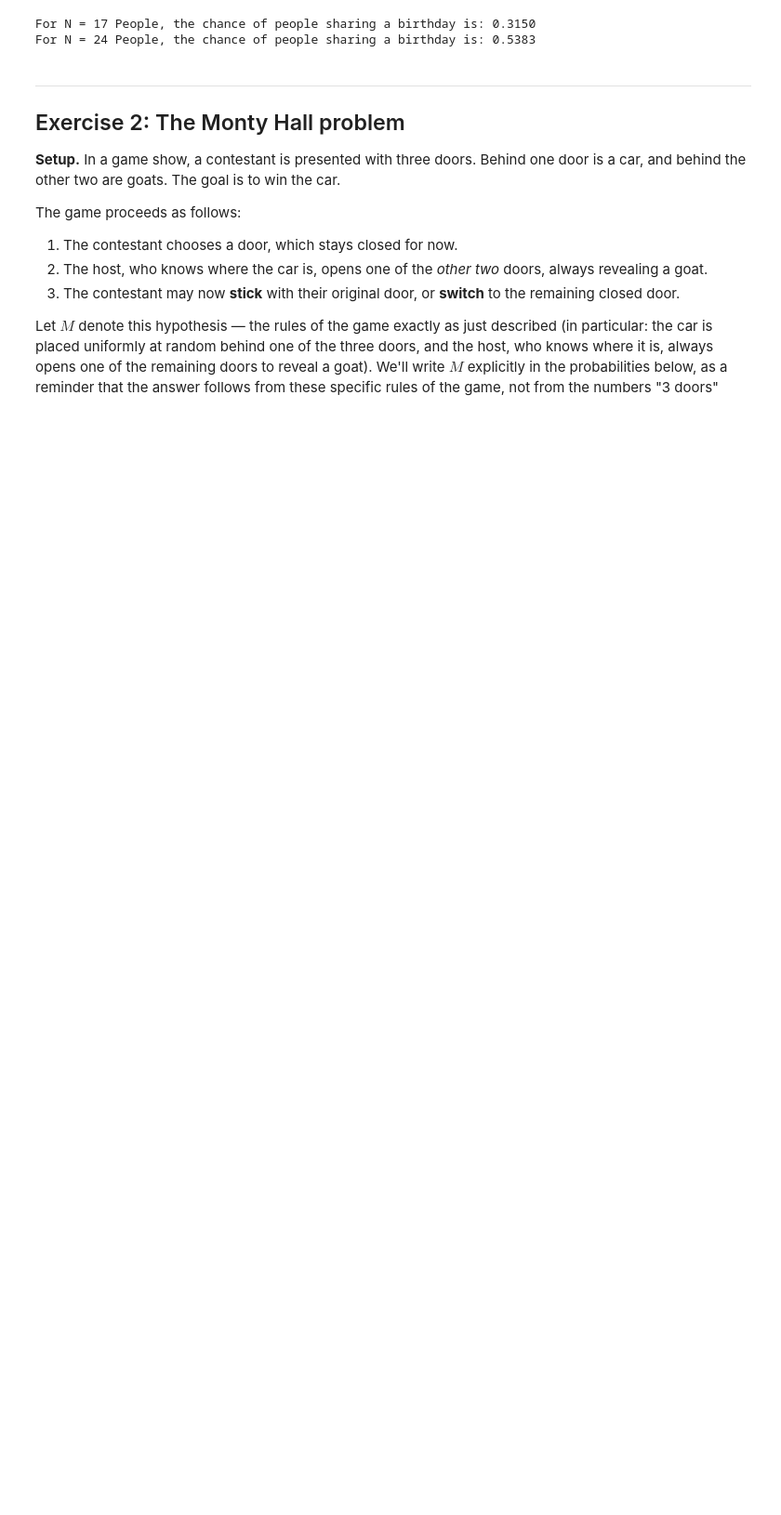
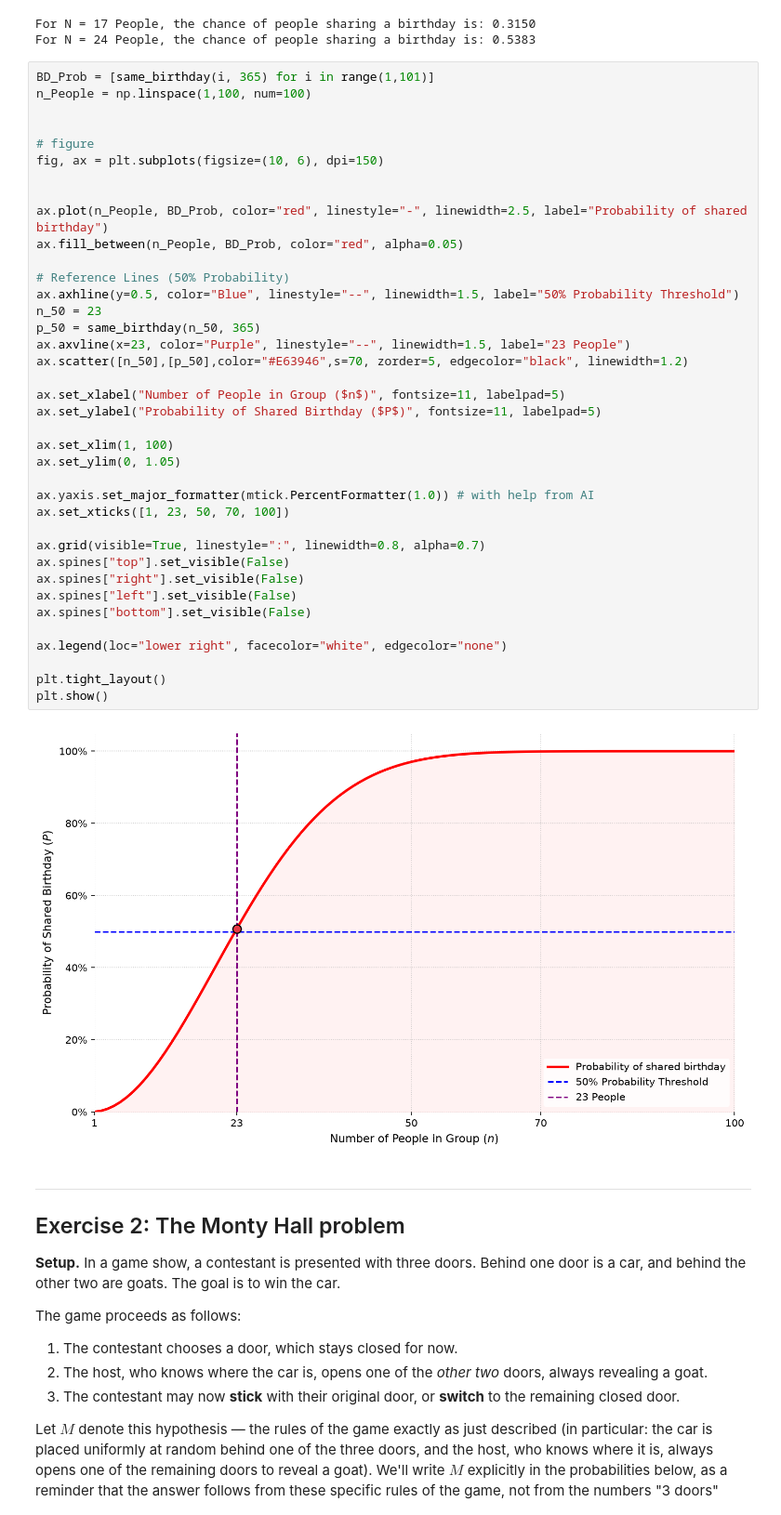
Before and after one commit to lorivandebroek/Bayesian-Stats-HS2026, a Jupyter notebook: my_exercise_solutions/week2_exercise_Laurent.ipynb, the cells around one changed output. Shown at 93% size. Drawn from its saved outputs; the diff is of its cells as text; blank space fills up the shorter version.

```diff
--- a/my_exercise_solutions/week2_exercise_Laurent.ipynb
+++ b/my_exercise_solutions/week2_exercise_Laurent.ipynb
@@ -97,6 +98,46 @@ print(f'For N = 24 People, the chance of people sharing a birthday is: {same_bir
 # %% [output]
 For N = 17 People, the chance of people sharing a birthday is: 0.3150
 For N = 24 People, the chance of people sharing a birthday is: 0.5383
+# %%
+BD_Prob = [same_birthday(i, 365) for i in range(1,101)]
+n_People = np.linspace(1,100, num=100)
+
+
+# figure
+fig, ax = plt.subplots(figsize=(10, 6), dpi=150)
+
+
+ax.plot(n_People, BD_Prob, color="red", linestyle="-", linewidth=2.5, label="Probability of shared birthday")
+ax.fill_between(n_People, BD_Prob, color="red", alpha=0.05)
+
+# Reference Lines (50% Probability)
+ax.axhline(y=0.5, color="Blue", linestyle="--", linewidth=1.5, label="50% Probability Threshold")
+n_50 = 23
+p_50 = same_birthday(n_50, 365)
+ax.axvline(x=23, color="Purple", linestyle="--", linewidth=1.5, label="23 People")
+ax.scatter([n_50],[p_50],color="#E63946",s=70, zorder=5, edgecolor="black", linewidth=1.2)
+
+ax.set_xlabel("Number of People in Group ($n$)", fontsize=11, labelpad=5)
+ax.set_ylabel("Probability of Shared Birthday ($P$)", fontsize=11, labelpad=5)
+
+ax.set_xlim(1, 100)
+ax.set_ylim(0, 1.05)
+
+ax.yaxis.set_major_formatter(mtick.PercentFormatter(1.0)) # with help from AI
+ax.set_xticks([1, 23, 50, 70, 100])
+
+ax.grid(visible=True, linestyle=":", linewidth=0.8, alpha=0.7)
+ax.spines["top"].set_visible(False)
+ax.spines["right"].set_visible(False)
+ax.spines["left"].set_visible(False)
+ax.spines["bottom"].set_visible(False)
+
+ax.legend(loc="lower right", facecolor="white", edgecolor="none")
+
+plt.tight_layout()
+plt.show()
+# %% [output]
+[figure, added]
 # %% [markdown]
 ---
 ## Exercise 2: The Monty Hall problem
```
Also changed, not shown: parts of 1 cell of this notebook.
